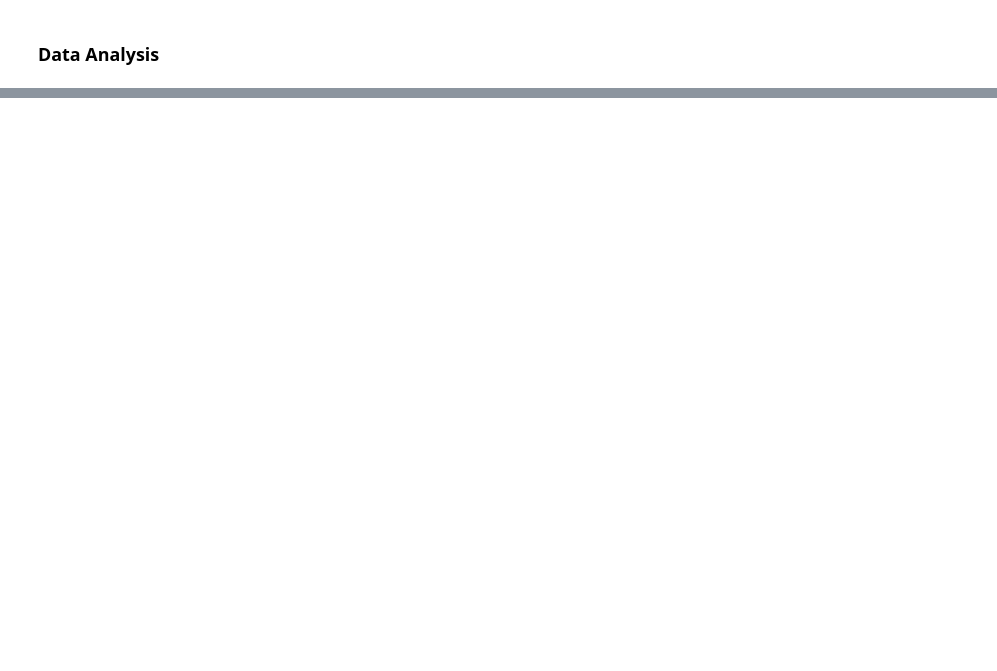
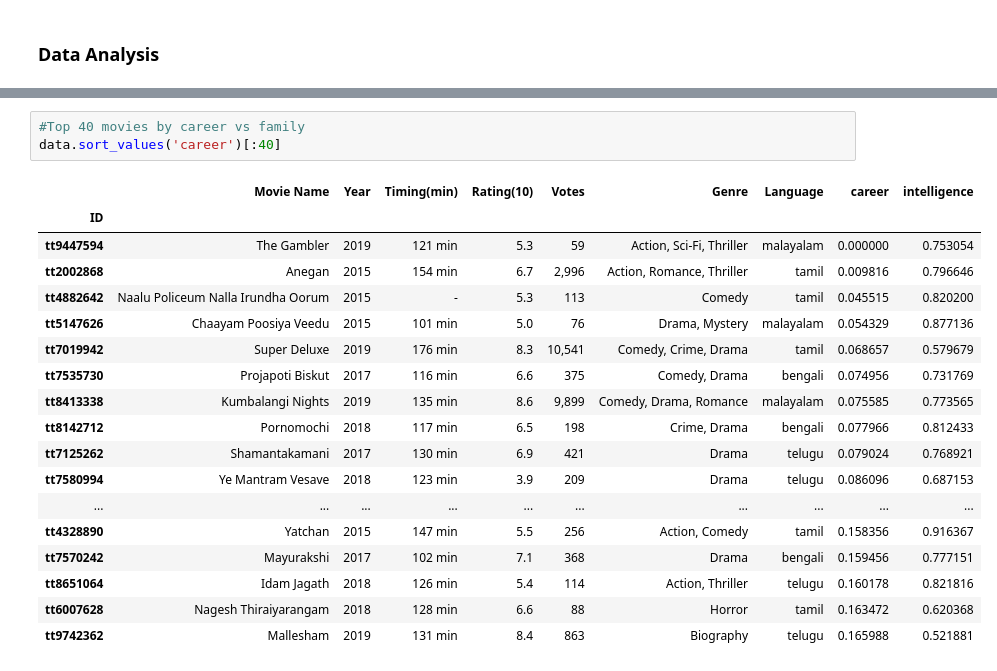
Before and after one commit to ragul-n/Gender-bias-in-Indian-movies, a Jupyter notebook: word2vec/calculating_bias_measure.ipynb, the cells around one changed output, grey strips where cells are left out. Cells and saved outputs as stored; diff of their text form; blank space fills up the shorter version.

```diff
--- a/word2vec/calculating_bias_measure.ipynb
+++ b/word2vec/calculating_bias_measure.ipynb
@@ -146,0 +190,22 @@ data[data.Year>=2015]["normalized_distance"]["tt5200962"] #tt5200962 -> kathalum
+# %%
+#Top 40 movies by career vs family
+data.sort_values('career')[:40]
+# %% [output]
+|  | Movie Name | Year | Timing(min) | Rating(10) | Votes | Genre | Language | career | intelligence |
+| ID |  |  |  |  |  |  |  |  |  |
+| tt9447594 | The Gambler | 2019 | 121 min | 5.3 | 59 | Action, Sci-Fi, Thriller | malayalam | 0.000000 | 0.753054 |
+| tt2002868 | Anegan | 2015 | 154 min | 6.7 | 2,996 | Action, Romance, Thriller | tamil | 0.009816 | 0.796646 |
+| tt4882642 | Naalu Policeum Nalla Irundha Oorum | 2015 | - | 5.3 | 113 | Comedy | tamil | 0.045515 | 0.820200 |
+| tt5147626 | Chaayam Poosiya Veedu | 2015 | 101 min | 5.0 | 76 | Drama, Mystery | malayalam | 0.054329 | 0.877136 |
+| tt7019942 | Super Deluxe | 2019 | 176 min | 8.3 | 10,541 | Comedy, Crime, Drama | tamil | 0.068657 | 0.579679 |
+| tt7535730 | Projapoti Biskut | 2017 | 116 min | 6.6 | 375 | Comedy, Drama | bengali | 0.074956 | 0.731769 |
+| tt8413338 | Kumbalangi Nights | 2019 | 135 min | 8.6 | 9,899 | Comedy, Drama, Romance | malayalam | 0.075585 | 0.773565 |
+| tt8142712 | Pornomochi | 2018 | 117 min | 6.5 | 198 | Crime, Drama | bengali | 0.077966 | 0.812433 |
+| tt7125262 | Shamantakamani | 2017 | 130 min | 6.9 | 421 | Drama | telugu | 0.079024 | 0.768921 |
+| tt7580994 | Ye Mantram Vesave | 2018 | 123 min | 3.9 | 209 | Drama | telugu | 0.086096 | 0.687153 |
+| ... | ... | ... | ... | ... | ... | ... | ... | ... | ... |
+| tt4328890 | Yatchan | 2015 | 147 min | 5.5 | 256 | Action, Comedy | tamil | 0.158356 | 0.916367 |
+| tt7570242 | Mayurakshi | 2017 | 102 min | 7.1 | 368 | Drama | bengali | 0.159456 | 0.777151 |
+| tt8651064 | Idam Jagath | 2018 | 126 min | 5.4 | 114 | Action, Thriller | telugu | 0.160178 | 0.821816 |
+| tt6007628 | Nagesh Thiraiyarangam | 2018 | 128 min | 6.6 | 88 | Horror | tamil | 0.163472 | 0.620368 |
+| tt9742362 | Mallesham | 2019 | 131 min | 8.4 | 863 | Biography | telugu | 0.165988 | 0.521881 |
```
Also changed, not shown: parts of 18 cells of this notebook.
